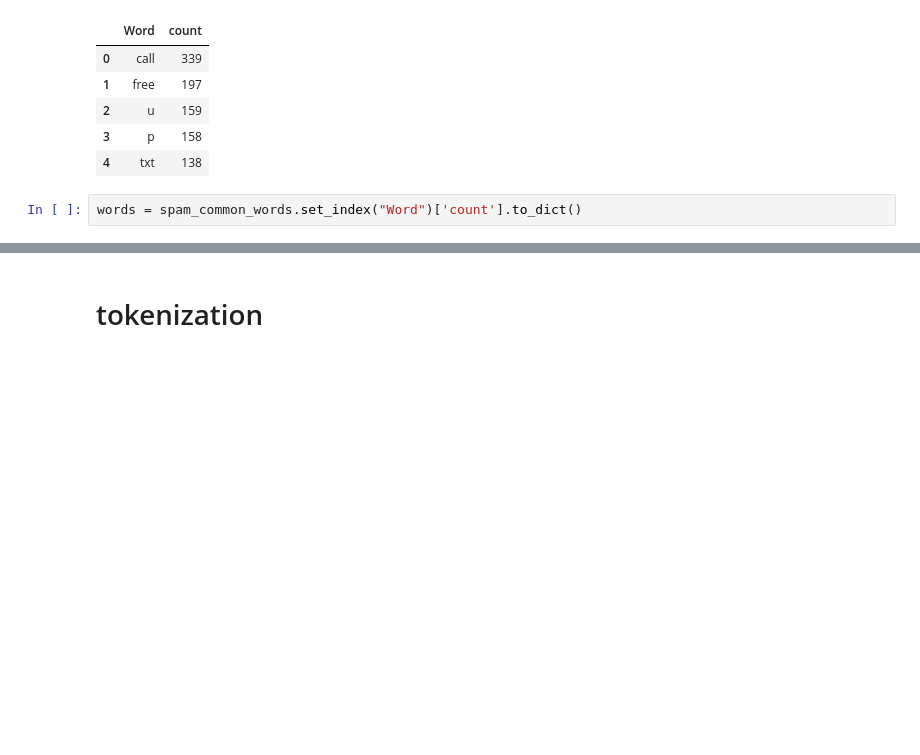
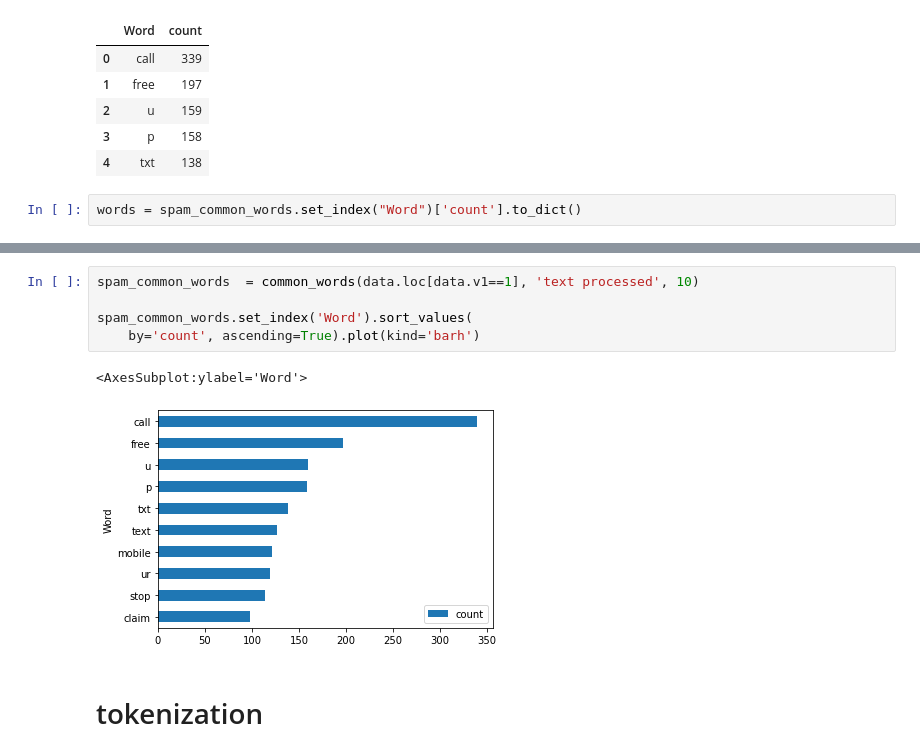
Before and after one commit to reejungkim/Natural-Language-Processing, a Jupyter notebook: Spam detection.ipynb, the cells around one changed output, grey strips where cells are left out. Saved outputs shown, nothing was run; the diff lists cells and outputs as text; blank space fills up the shorter version.

```diff
--- a/Spam detection.ipynb
+++ b/Spam detection.ipynb
@@ -289,3 +300,11 @@ plt.show()
+# %%
+spam_common_words  = common_words(data.loc[data.v1==1], 'text processed', 10)
+
+spam_common_words.set_index('Word').sort_values(
+    by='count', ascending=True).plot(kind='barh')
+# %% [output]
+<AxesSubplot:ylabel='Word'>
+[figure, added]
 # %% [markdown]
 # tokenization
 # %%
```
Also changed, not shown: parts of 5 cells of this notebook.
